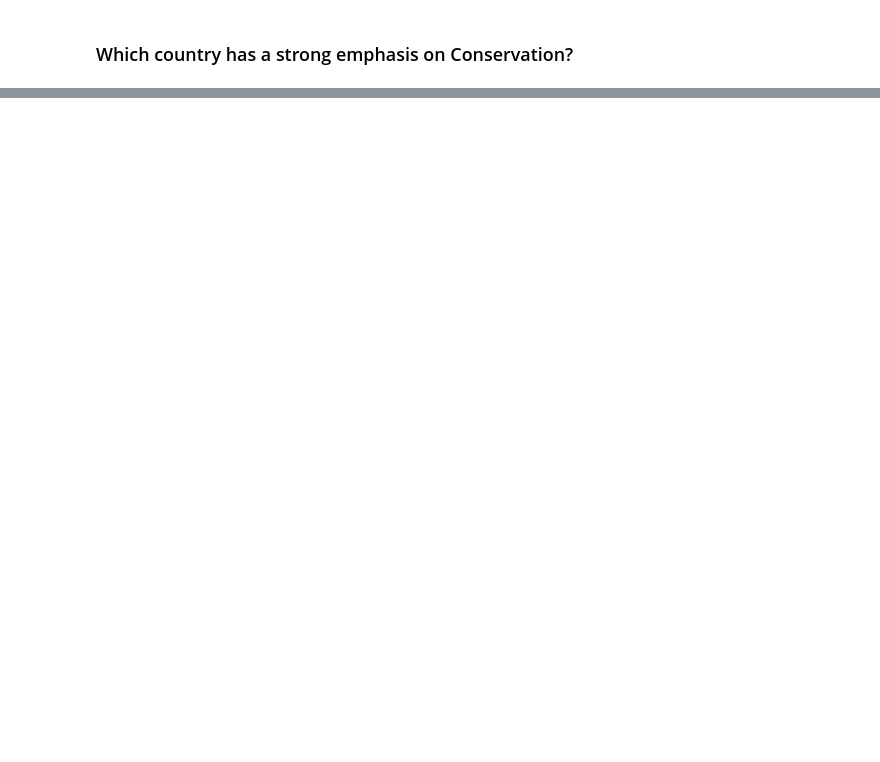
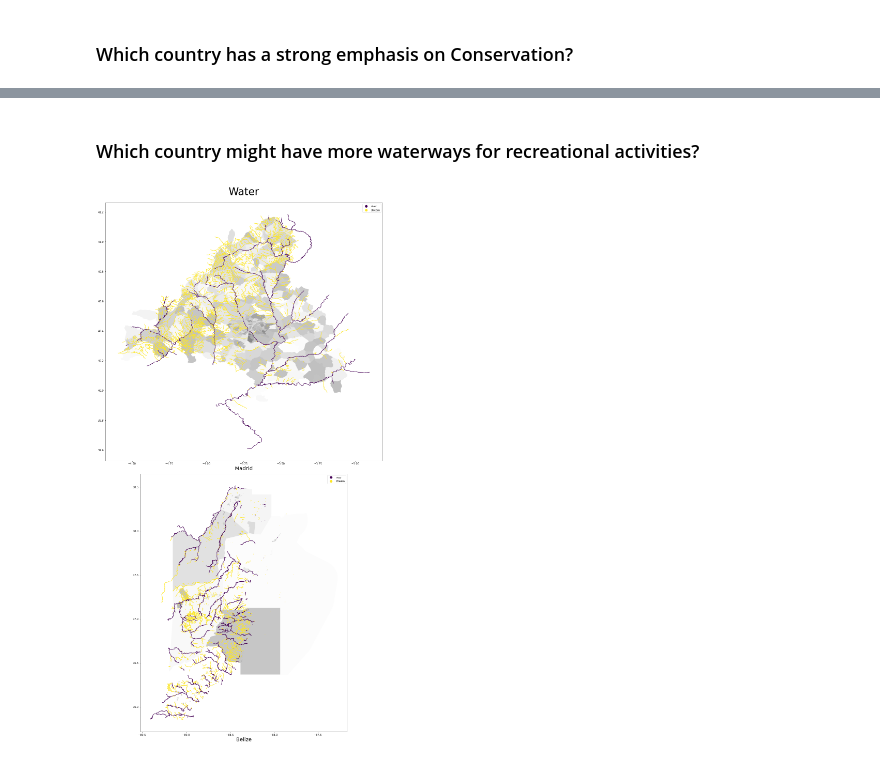
Before and after one commit to kyleanthonyr/Data-Visualization-Spain-Vs-Belize, a Jupyter notebook: Spain.ipynb, the cells around one changed output, grey strips where cells are left out. Cells and saved outputs as stored; diff of their text form; code cells hidden in the pictures; blank space fills up the shorter version.

```diff
--- a/Spain.ipynb
+++ b/Spain.ipynb
@@ -325,0 +283,7 @@ bz_size
+# %% [markdown]
+### Which country might have more waterways for recreational activities?
+# %%
+water = ['river', 'stream']
+plot_features(title='Water', col='waterway', features=water)
+# %% [output]
+[figure, added]
```
Also changed, not shown: parts of 29 cells of this notebook.
